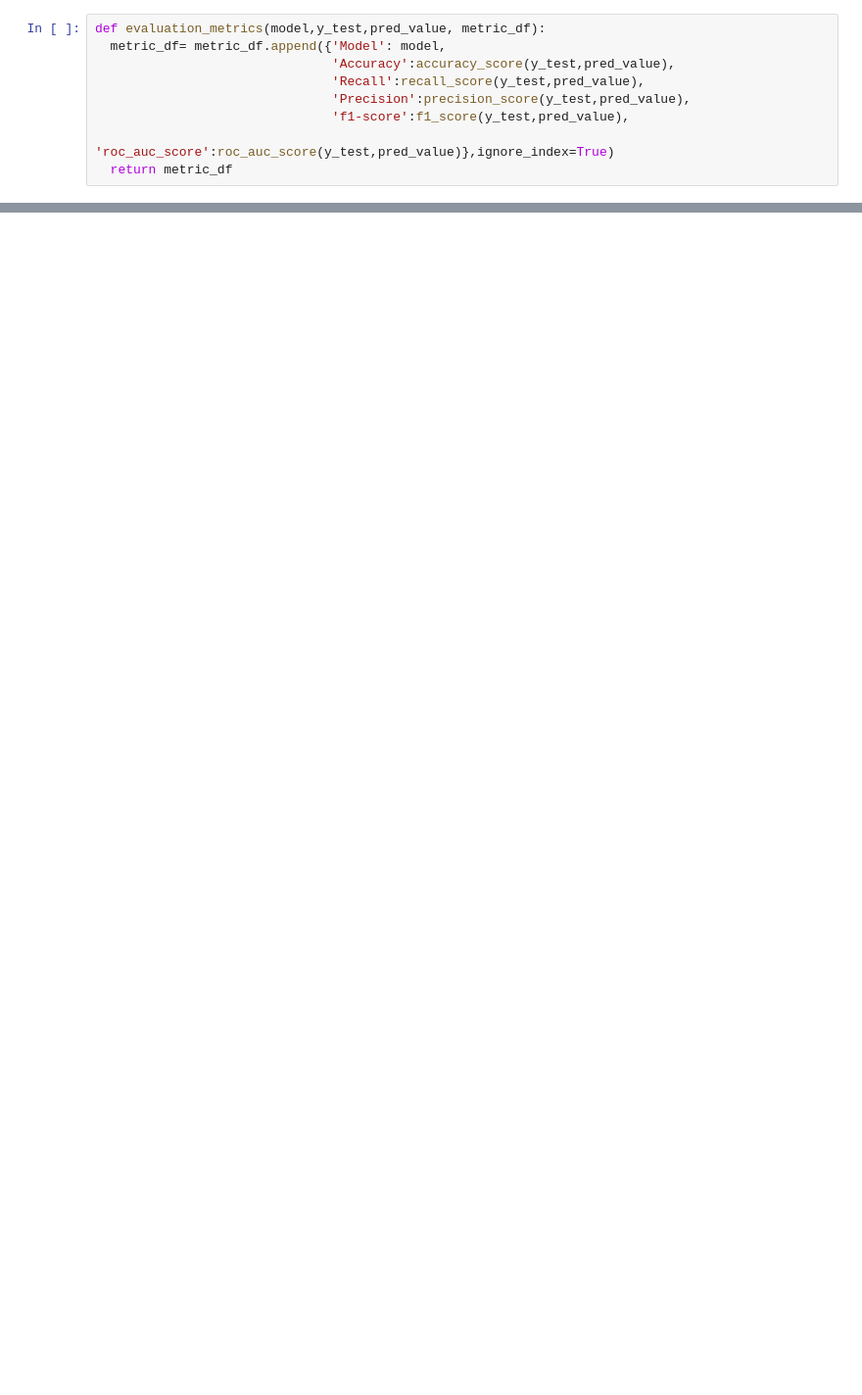
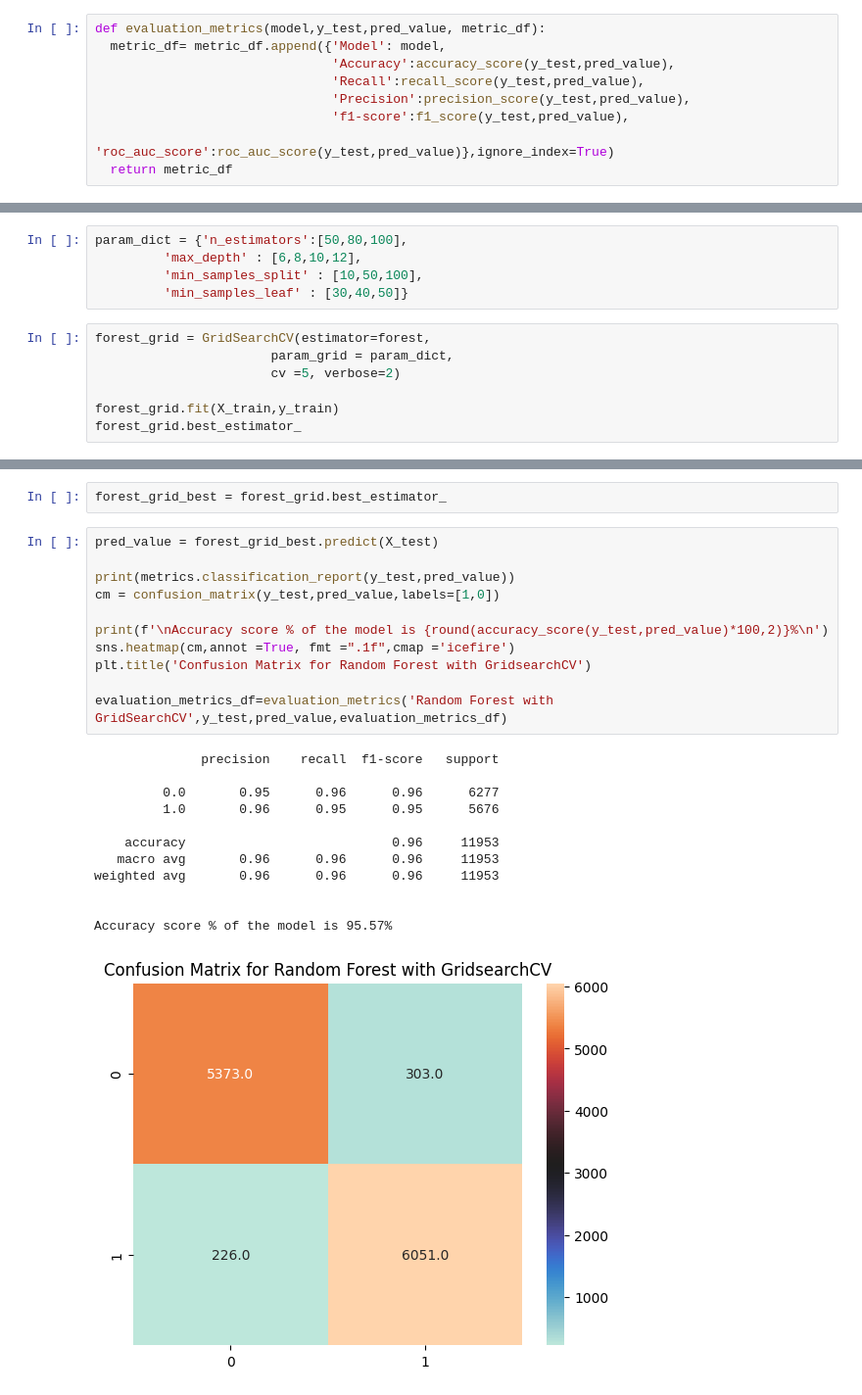
Before and after one commit to Tilak46-R/Airline-Referral-capstone-project-Classification, a Jupyter notebook: Airline_Referral_capstone_project_Classification.ipynb, the cells around one changed output, grey strips where cells are left out. Shown at 98% size. Cells and saved outputs as stored; diff of their text form; blank space fills up the shorter version.

```diff
--- a/Airline_Referral_capstone_project_Classification.ipynb
+++ b/Airline_Referral_capstone_project_Classification.ipynb
@@ -865,0 +941,12 @@ LogisticRegression does not accept missing values encoded as NaN natively. For s
+# %%
+param_dict = {'n_estimators':[50,80,100],
+         'max_depth' : [6,8,10,12],
+         'min_samples_split' : [10,50,100],
+         'min_samples_leaf' : [30,40,50]}
+# %%
+forest_grid = GridSearchCV(estimator=forest,
+                       param_grid = param_dict,
+                       cv =5, verbose=2)
+
+forest_grid.fit(X_train,y_train)
+forest_grid.best_estimator_
@@ -865,0 +980,26 @@ LogisticRegression does not accept missing values encoded as NaN natively. For s
+# %%
+forest_grid_best = forest_grid.best_estimator_
+# %%
+pred_value = forest_grid_best.predict(X_test)
+
+print(metrics.classification_report(y_test,pred_value))
+cm = confusion_matrix(y_test,pred_value,labels=[1,0])
+
+print(f'\nAccuracy score % of the model is {round(accuracy_score(y_test,pred_value)*100,2)}%\n')
+sns.heatmap(cm,annot =True, fmt =".1f",cmap ='icefire')
+plt.title('Confusion Matrix for Random Forest with GridsearchCV')
+
+evaluation_metrics_df=evaluation_metrics('Random Forest with GridSearchCV',y_test,pred_value,evaluation_metrics_df)
+# %% [output]
+              precision    recall  f1-score   support
+
+         0.0       0.95      0.96      0.96      6277
+         1.0       0.96      0.95      0.95      5676
+
+    accuracy                           0.96     11953
+   macro avg       0.96      0.96      0.96     11953
+weighted avg       0.96      0.96      0.96     11953
+
+
+Accuracy score % of the model is 95.57%
+[figure, added]
```
Also changed, not shown: parts of 29 cells of this notebook.
